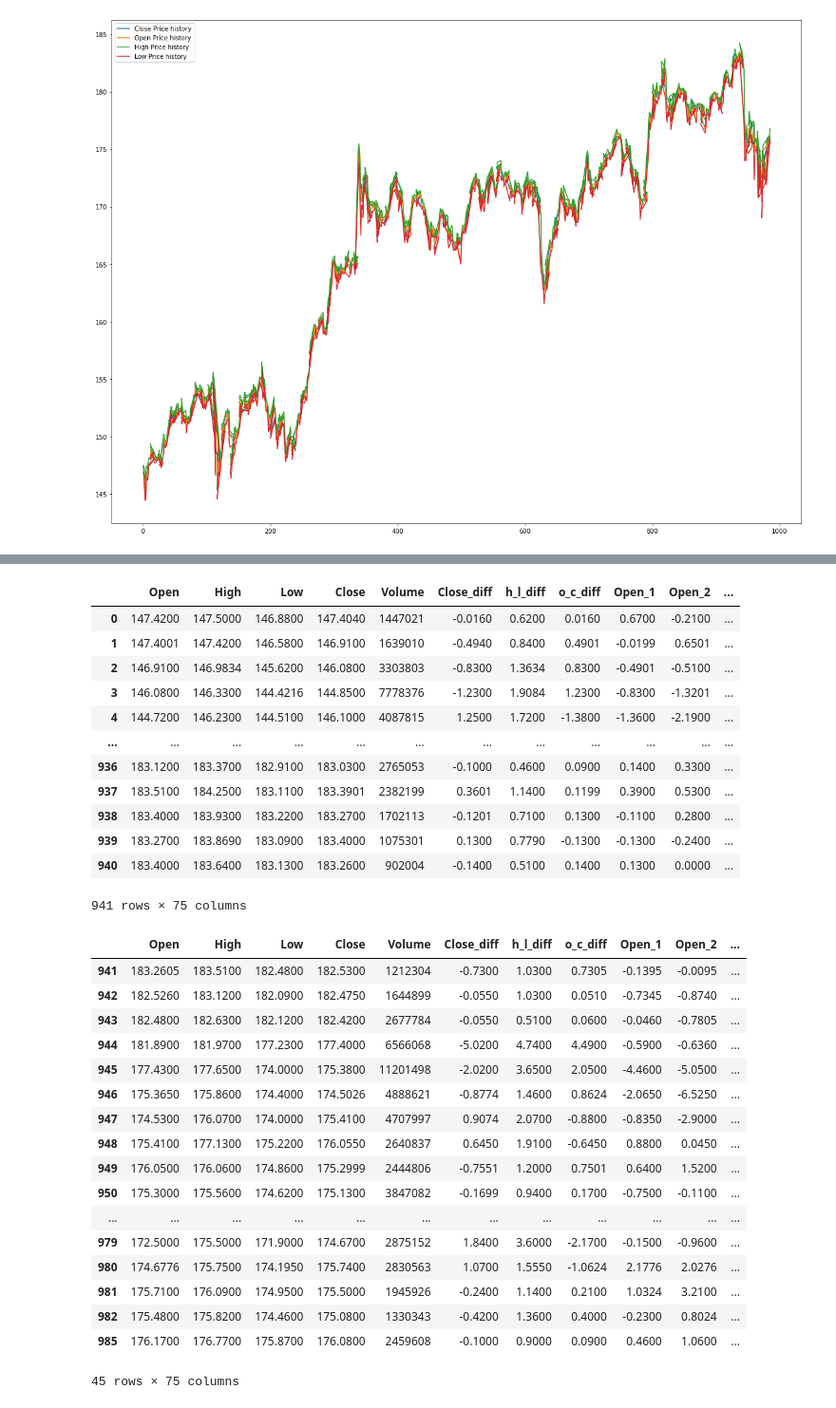
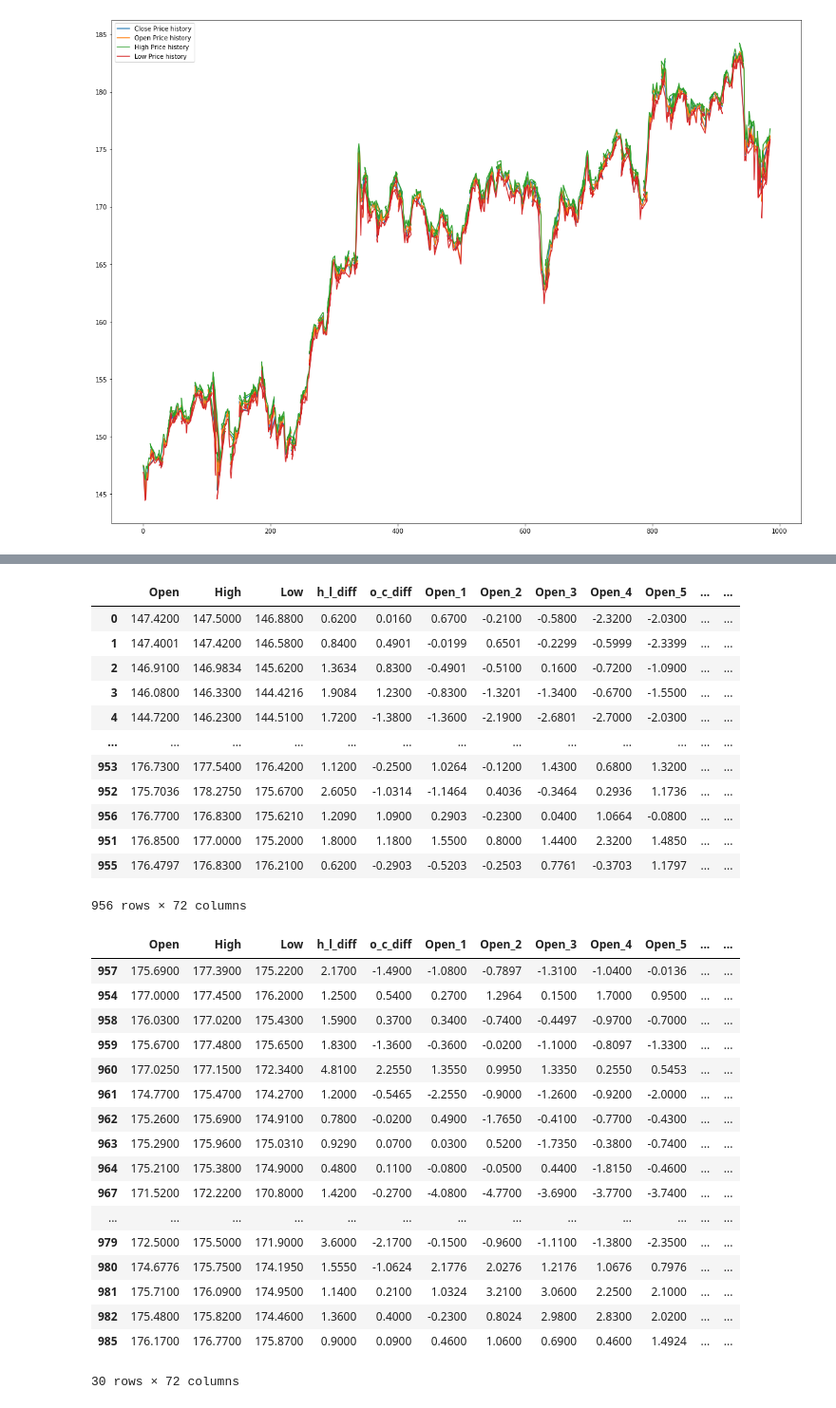
Before and after one commit to exomatt/stock_prediction, a Jupyter notebook: notebooks/prediction_more_days.ipynb, the cells around one changed output, grey strips where cells are left out. Shown: that part at 95% size. Saved outputs shown, nothing was run; the diff lists cells and outputs as text; code cells hidden in the pictures.

Commit message:
Delete more columns

```diff
--- a/notebooks/prediction_more_days.ipynb
+++ b/notebooks/prediction_more_days.ipynb
@@ -11,7 +11,7 @@ import seaborn as sn
 from tabulate import tabulate
 # %%
 #consts
-n_rows = 45
+n_rows = 30
 filename= 'fb_27_01_2021 18_51_42.csv'
 # %%
 # functions
@@ -126,42 +126,42 @@ test_set
 # %%
-train_set = train_set.drop(['Date','Time'],1)
+train_set = train_set.drop(['Date','Time','Close','Close_diff','Volume'],1)
 train_set
 # %% [output]
-|  | Open | High | Low | Close | Volume | Close_diff | h_l_diff | o_c_diff | Open_1 | Open_2 | ... |
-| 0 | 147.4200 | 147.5000 | 146.8800 | 147.4040 | 1447021 | -0.0160 | 0.6200 | 0.0160 | 0.6700 | -0.2100 | ... |
-| 1 | 147.4001 | 147.4200 | 146.5800 | 146.9100 | 1639010 | -0.4940 | 0.8400 | 0.4901 | -0.0199 | 0.6501 | ... |
-| 2 | 146.9100 | 146.9834 | 145.6200 | 146.0800 | 3303803 | -0.8300 | 1.3634 | 0.8300 | -0.4901 | -0.5100 | ... |
-| 3 | 146.0800 | 146.3300 | 144.4216 | 144.8500 | 7778376 | -1.2300 | 1.9084 | 1.2300 | -0.8300 | -1.3201 | ... |
-| 4 | 144.7200 | 146.2300 | 144.5100 | 146.1000 | 4087815 | 1.2500 | 1.7200 | -1.3800 | -1.3600 | -2.1900 | ... |
-| ... | ... | ... | ... | ... | ... | ... | ... | ... | ... | ... | ... |
-| 936 | 183.1200 | 183.3700 | 182.9100 | 183.0300 | 2765053 | -0.1000 | 0.4600 | 0.0900 | 0.1400 | 0.3300 | ... |
-| 937 | 183.5100 | 184.2500 | 183.1100 | 183.3901 | 2382199 | 0.3601 | 1.1400 | 0.1199 | 0.3900 | 0.5300 | ... |
-| 938 | 183.4000 | 183.9300 | 183.2200 | 183.2700 | 1702113 | -0.1201 | 0.7100 | 0.1300 | -0.1100 | 0.2800 | ... |
-| 939 | 183.2700 | 183.8690 | 183.0900 | 183.4000 | 1075301 | 0.1300 | 0.7790 | -0.1300 | -0.1300 | -0.2400 | ... |
-| 940 | 183.4000 | 183.6400 | 183.1300 | 183.2600 | 902004 | -0.1400 | 0.5100 | 0.1400 | 0.1300 | 0.0000 | ... |
+|  | Open | High | Low | h_l_diff | o_c_diff | Open_1 | Open_2 | Open_3 | Open_4 | Open_5 | ... | ... |
+| 0 | 147.4200 | 147.5000 | 146.8800 | 0.6200 | 0.0160 | 0.6700 | -0.2100 | -0.5800 | -2.3200 | -2.0300 | ... | ... |
+| 1 | 147.4001 | 147.4200 | 146.5800 | 0.8400 | 0.4901 | -0.0199 | 0.6501 | -0.2299 | -0.5999 | -2.3399 | ... | ... |
+| 2 | 146.9100 | 146.9834 | 145.6200 | 1.3634 | 0.8300 | -0.4901 | -0.5100 | 0.1600 | -0.7200 | -1.0900 | ... | ... |
+| 3 | 146.0800 | 146.3300 | 144.4216 | 1.9084 | 1.2300 | -0.8300 | -1.3201 | -1.3400 | -0.6700 | -1.5500 | ... | ... |
+| 4 | 144.7200 | 146.2300 | 144.5100 | 1.7200 | -1.3800 | -1.3600 | -2.1900 | -2.6801 | -2.7000 | -2.0300 | ... | ... |
+| ... | ... | ... | ... | ... | ... | ... | ... | ... | ... | ... | ... | ... |
+| 953 | 176.7300 | 177.5400 | 176.4200 | 1.1200 | -0.2500 | 1.0264 | -0.1200 | 1.4300 | 0.6800 | 1.3200 | ... | ... |
+| 952 | 175.7036 | 178.2750 | 175.6700 | 2.6050 | -1.0314 | -1.1464 | 0.4036 | -0.3464 | 0.2936 | 1.1736 | ... | ... |
+| 956 | 176.7700 | 176.8300 | 175.6210 | 1.2090 | 1.0900 | 0.2903 | -0.2300 | 0.0400 | 1.0664 | -0.0800 | ... | ... |
+| 951 | 176.8500 | 177.0000 | 175.2000 | 1.8000 | 1.1800 | 1.5500 | 0.8000 | 1.4400 | 2.3200 | 1.4850 | ... | ... |
+| 955 | 176.4797 | 176.8300 | 176.2100 | 0.6200 | -0.2903 | -0.5203 | -0.2503 | 0.7761 | -0.3703 | 1.1797 | ... | ... |
-941 rows × 75 columns
+956 rows × 72 columns
 # %%
-test_set = test_set.drop(['Date','Time'],1)
+test_set = test_set.drop(['Date','Time','Close','Close_diff','Volume'],1)
 test_set
 # %% [output]
-|  | Open | High | Low | Close | Volume | Close_diff | h_l_diff | o_c_diff | Open_1 | Open_2 | ... |
-| 941 | 183.2605 | 183.5100 | 182.4800 | 182.5300 | 1212304 | -0.7300 | 1.0300 | 0.7305 | -0.1395 | -0.0095 | ... |
-| 942 | 182.5260 | 183.1200 | 182.0900 | 182.4750 | 1644899 | -0.0550 | 1.0300 | 0.0510 | -0.7345 | -0.8740 | ... |
-| 943 | 182.4800 | 182.6300 | 182.1200 | 182.4200 | 2677784 | -0.0550 | 0.5100 | 0.0600 | -0.0460 | -0.7805 | ... |
-| 944 | 181.8900 | 181.9700 | 177.2300 | 177.4000 | 6566068 | -5.0200 | 4.7400 | 4.4900 | -0.5900 | -0.6360 | ... |
-| 945 | 177.4300 | 177.6500 | 174.0000 | 175.3800 | 11201498 | -2.0200 | 3.6500 | 2.0500 | -4.4600 | -5.0500 | ... |
-| 946 | 175.3650 | 175.8600 | 174.4000 | 174.5026 | 4888621 | -0.8774 | 1.4600 | 0.8624 | -2.0650 | -6.5250 | ... |
-| 947 | 174.5300 | 176.0700 | 174.0000 | 175.4100 | 4707997 | 0.9074 | 2.0700 | -0.8800 | -0.8350 | -2.9000 | ... |
-| 948 | 175.4100 | 177.1300 | 175.2200 | 176.0550 | 2640837 | 0.6450 | 1.9100 | -0.6450 | 0.8800 | 0.0450 | ... |
-| 949 | 176.0500 | 176.0600 | 174.8600 | 175.2999 | 2444806 | -0.7551 | 1.2000 | 0.7501 | 0.6400 | 1.5200 | ... |
-| 950 | 175.3000 | 175.5600 | 174.6200 | 175.1300 | 3847082 | -0.1699 | 0.9400 | 0.1700 | -0.7500 | -0.1100 | ... |
-| ... | ... | ... | ... | ... | ... | ... | ... | ... | ... | ... | ... |
-| 979 | 172.5000 | 175.5000 | 171.9000 | 174.6700 | 2875152 | 1.8400 | 3.6000 | -2.1700 | -0.1500 | -0.9600 | ... |
-| 980 | 174.6776 | 175.7500 | 174.1950 | 175.7400 | 2830563 | 1.0700 | 1.5550 | -1.0624 | 2.1776 | 2.0276 | ... |
-| 981 | 175.7100 | 176.0900 | 174.9500 | 175.5000 | 1945926 | -0.2400 | 1.1400 | 0.2100 | 1.0324 | 3.2100 | ... |
-| 982 | 175.4800 | 175.8200 | 174.4600 | 175.0800 | 1330343 | -0.4200 | 1.3600 | 0.4000 | -0.2300 | 0.8024 | ... |
-| 985 | 176.1700 | 176.7700 | 175.8700 | 176.0800 | 2459608 | -0.1000 | 0.9000 | 0.0900 | 0.4600 | 1.0600 | ... |
+|  | Open | High | Low | h_l_diff | o_c_diff | Open_1 | Open_2 | Open_3 | Open_4 | Open_5 | ... | ... |
+| 957 | 175.6900 | 177.3900 | 175.2200 | 2.1700 | -1.4900 | -1.0800 | -0.7897 | -1.3100 | -1.0400 | -0.0136 | ... | ... |
+| 954 | 177.0000 | 177.4500 | 176.2000 | 1.2500 | 0.5400 | 0.2700 | 1.2964 | 0.1500 | 1.7000 | 0.9500 | ... | ... |
+| 958 | 176.0300 | 177.0200 | 175.4300 | 1.5900 | 0.3700 | 0.3400 | -0.7400 | -0.4497 | -0.9700 | -0.7000 | ... | ... |
+| 959 | 175.6700 | 177.4800 | 175.6500 | 1.8300 | -1.3600 | -0.3600 | -0.0200 | -1.1000 | -0.8097 | -1.3300 | ... | ... |
+| 960 | 177.0250 | 177.1500 | 172.3400 | 4.8100 | 2.2550 | 1.3550 | 0.9950 | 1.3350 | 0.2550 | 0.5453 | ... | ... |
+| 961 | 174.7700 | 175.4700 | 174.2700 | 1.2000 | -0.5465 | -2.2550 | -0.9000 | -1.2600 | -0.9200 | -2.0000 | ... | ... |
+| 962 | 175.2600 | 175.6900 | 174.9100 | 0.7800 | -0.0200 | 0.4900 | -1.7650 | -0.4100 | -0.7700 | -0.4300 | ... | ... |
+| 963 | 175.2900 | 175.9600 | 175.0310 | 0.9290 | 0.0700 | 0.0300 | 0.5200 | -1.7350 | -0.3800 | -0.7400 | ... | ... |
+| 964 | 175.2100 | 175.3800 | 174.9000 | 0.4800 | 0.1100 | -0.0800 | -0.0500 | 0.4400 | -1.8150 | -0.4600 | ... | ... |
+| 967 | 171.5200 | 172.2200 | 170.8000 | 1.4200 | -0.2700 | -4.0800 | -4.7700 | -3.6900 | -3.7700 | -3.7400 | ... | ... |
+| ... | ... | ... | ... | ... | ... | ... | ... | ... | ... | ... | ... | ... |
+| 979 | 172.5000 | 175.5000 | 171.9000 | 3.6000 | -2.1700 | -0.1500 | -0.9600 | -1.1100 | -1.3800 | -2.3500 | ... | ... |
+| 980 | 174.6776 | 175.7500 | 174.1950 | 1.5550 | -1.0624 | 2.1776 | 2.0276 | 1.2176 | 1.0676 | 0.7976 | ... | ... |
+| 981 | 175.7100 | 176.0900 | 174.9500 | 1.1400 | 0.2100 | 1.0324 | 3.2100 | 3.0600 | 2.2500 | 2.1000 | ... | ... |
+| 982 | 175.4800 | 175.8200 | 174.4600 | 1.3600 | 0.4000 | -0.2300 | 0.8024 | 2.9800 | 2.8300 | 2.0200 | ... | ... |
+| 985 | 176.1700 | 176.7700 | 175.8700 | 0.9000 | 0.0900 | 0.4600 | 1.0600 | 0.6900 | 0.4600 | 1.4924 | ... | ... |
-45 rows × 75 columns
+30 rows × 72 columns
 # %%
 train_x = train_set.drop(['class_column'],1)
 train_y = train_set['class_column']
```
Also changed, not shown: parts of 9 cells of this notebook, 1 other file.
